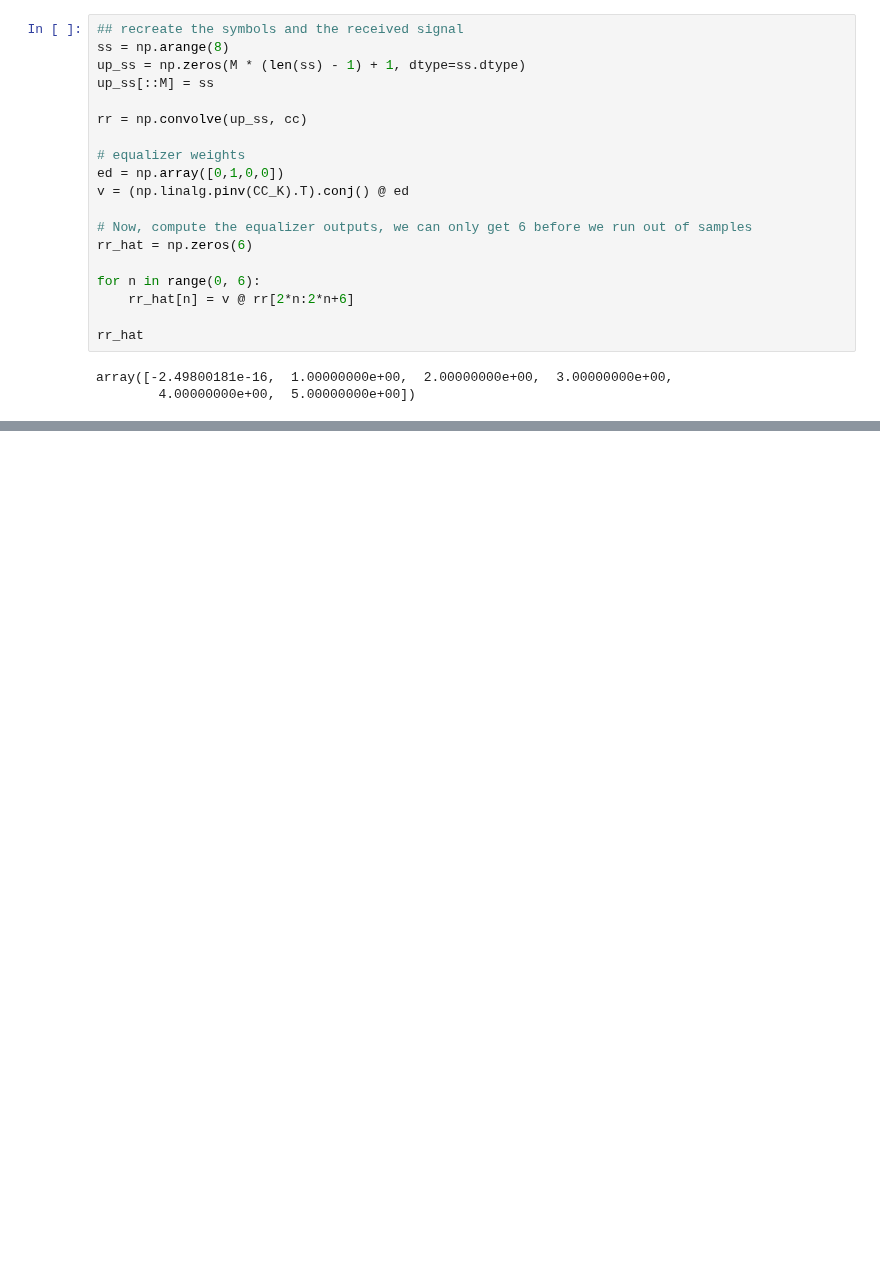
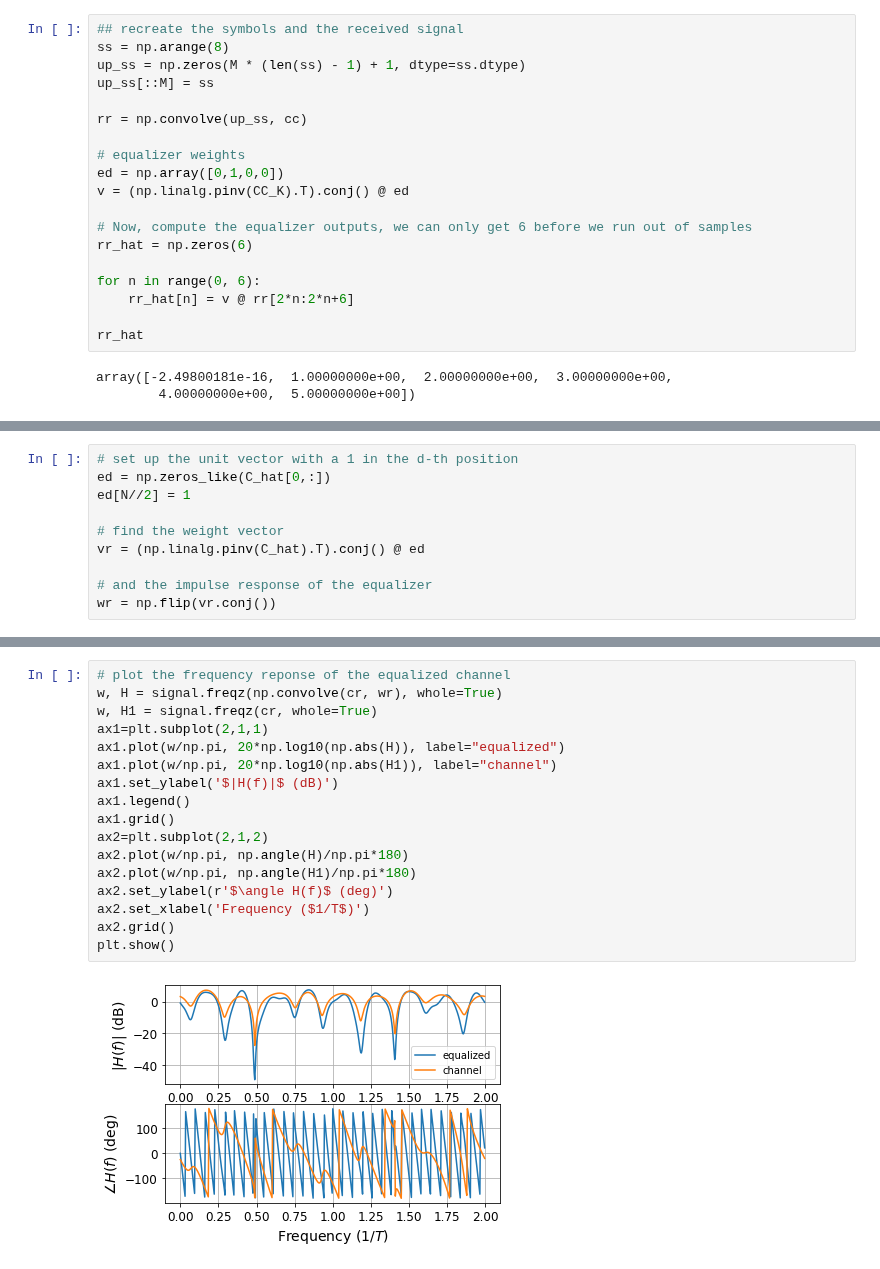
Before and after one commit to bepepa/digital_comms, a Jupyter notebook: 080_equalization.ipynb, the cells around one changed output, grey strips where cells are left out. Saved outputs shown, nothing was run; the diff lists cells and outputs as text; blank space fills up the shorter version.

```diff
--- a/080_equalization.ipynb
+++ b/080_equalization.ipynb
@@ -611,0 +675,10 @@ array([-2.49800181e-16,  1.00000000e+00,  2.00000000e+00,  3.00000000e+00,
+# %%
+# set up the unit vector with a 1 in the d-th position
+ed = np.zeros_like(C_hat[0,:])
+ed[N//2] = 1
+
+# find the weight vector
+vr = (np.linalg.pinv(C_hat).T).conj() @ ed
+
+# and the impulse response of the equalizer
+wr = np.flip(vr.conj())
@@ -611,0 +693,19 @@ array([-2.49800181e-16,  1.00000000e+00,  2.00000000e+00,  3.00000000e+00,
+# %%
+# plot the frequency reponse of the equalized channel
+w, H = signal.freqz(np.convolve(cr, wr), whole=True)
+w, H1 = signal.freqz(cr, whole=True)
+ax1=plt.subplot(2,1,1)
+ax1.plot(w/np.pi, 20*np.log10(np.abs(H)), label="equalized")
+ax1.plot(w/np.pi, 20*np.log10(np.abs(H1)), label="channel")
+ax1.set_ylabel('$|H(f)|$ (dB)')
+ax1.legend()
+ax1.grid()
+ax2=plt.subplot(2,1,2)
+ax2.plot(w/np.pi, np.angle(H)/np.pi*180)
+ax2.plot(w/np.pi, np.angle(H1)/np.pi*180)
+ax2.set_ylabel(r'$\angle H(f)$ (deg)')
+ax2.set_xlabel('Frequency ($1/T$)')
+ax2.grid()
+plt.show()
+# %% [output]
+[figure, added]
```
Also changed, not shown: parts of 51 cells of this notebook.
